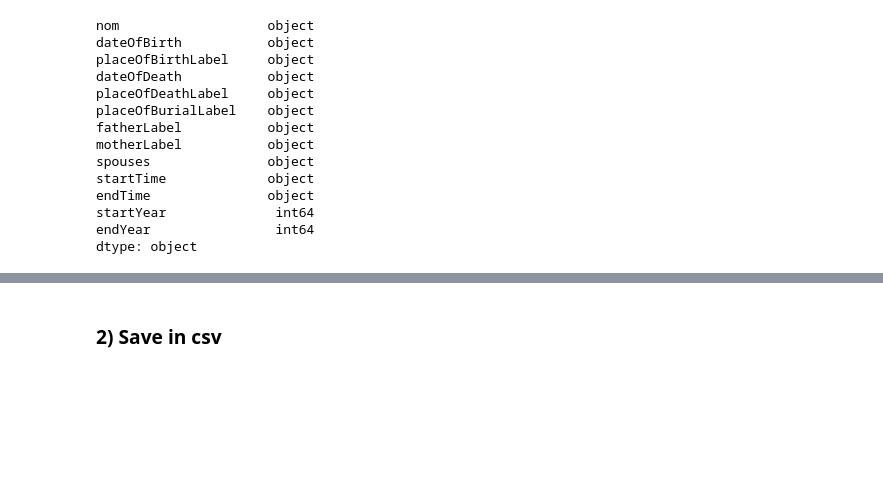
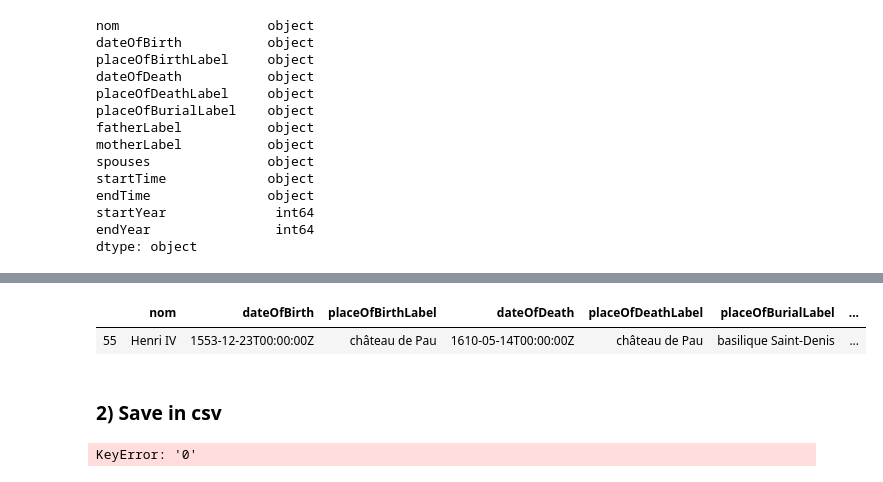
Before and after one commit to oursbrindille/points-interets-parisiens, a Jupyter notebook: rois-france.ipynb, the cells around one changed output, grey strips where cells are left out. Cells and saved outputs as stored; diff of their text form; code cells hidden in the pictures; blank space fills up the shorter version.

```diff
--- a/rois-france.ipynb
+++ b/rois-france.ipynb
@@ -233,4 +233,5 @@ dtype: object
 # %%
 def which_king(year):
     df_king = df2[df2["startYear"] <= year]
-    return df2[df2["startYear"] <= year & df2["endYear"] > year]
+    df_king = df_king[df_king["endYear"] > year]
+    return df_king
@@ -264,3 +238,9 @@ dft
+# %%
+king = which_king(1609)
+king
+# %% [output]
+|  | nom | dateOfBirth | placeOfBirthLabel | dateOfDeath | placeOfDeathLabel | placeOfBurialLabel | ... |
+| 55 | Henri IV | 1553-12-23T00:00:00Z | château de Pau | 1610-05-14T00:00:00Z | château de Pau | basilique Saint-Denis | ... |
 # %% [markdown]
 ### 2) Save in csv
 # %%
@@ -267,0 +248,4 @@ df.to_csv("rois-france.csv")
+# %%
+df2[]
+# %% [output]
+KeyError: '0'
```
Also changed, not shown: parts of 4 cells of this notebook, 2 other files.
